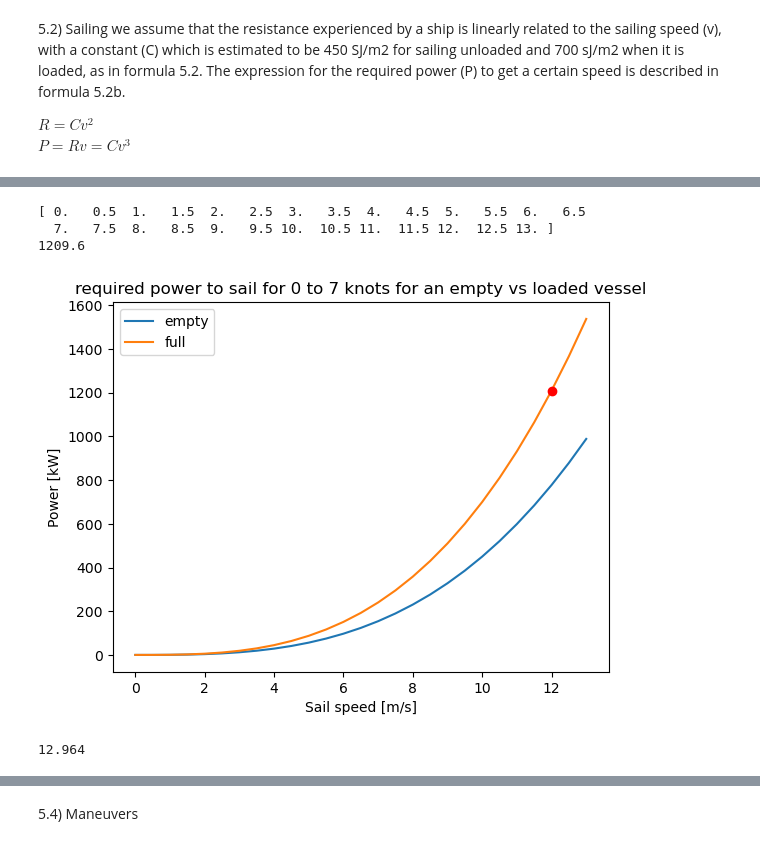
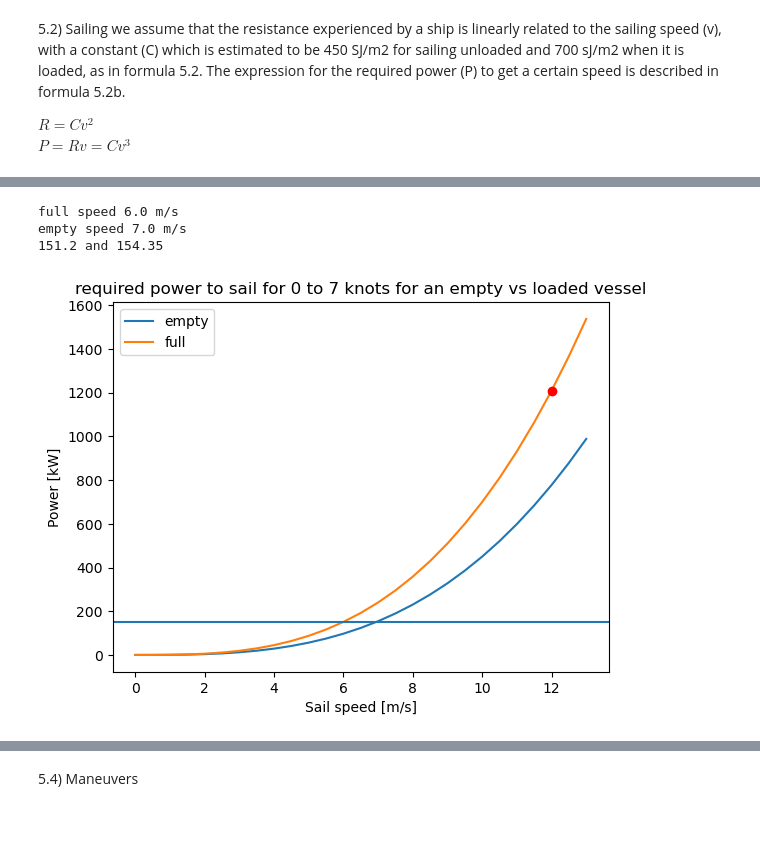
Before and after one commit to denisepierce01/Dredging, a Jupyter notebook: Dredging.ipynb, the cells around one changed output, grey strips where cells are left out. Drawn from its saved outputs; the diff is of its cells as text; code cells hidden in the pictures.

```diff
--- a/Dredging.ipynb
+++ b/Dredging.ipynb
@@ -507,35 +536,33 @@ $P= Rv = Cv^3$
 # %%
+#FOR BARGE A in CSD process
 def calc_P_sail(v,c):
     return c * v**3
 
 v_serie = np.arange(0,7*1.852+0.5,0.5) #1knot = 1.852km/h
 
-P_empty =[]
-P_full = []
+P_empty_bargeA =[]
+P_full_bargeA = []
 for v in v_serie:
-    P_empty.append(calc_P_sail(v,450)/1000)
-    P_full.append(calc_P_sail(v,700)/1000)
+    P_empty_bargeA.append(calc_P_sail(v,450)/1000)
+    P_full_bargeA.append(calc_P_sail(v,700)/1000)
 
-plt.plot(v_serie,P_empty, label = 'empty')
-plt.plot(v_serie,P_full, label = 'full')
+plt.plot(v_serie,P_empty_bargeA, label = 'empty')
+plt.plot(v_serie,P_full_bargeA, label = 'full')
 plt.title('required power to sail for 0 to 7 knots for an empty vs loaded vessel')
-plt.plot(v_serie[24], P_full[24], 'ro')
+plt.plot(v_serie[24], P_full_bargeA[24], 'ro')
 plt.legend();
+plt.axhline(151)
 plt.ylabel('Power [kW]')
 plt.xlabel('Sail speed [m/s]');
 
-print(v_serie)
-print(P_full[24])
+print('full speed', v_serie[12], 'm/s')
+print('empty speed', v_serie[14], 'm/s')
+print(P_full_bargeA[12], 'and', P_empty_bargeA[14])
 # %% [output]
-[ 0.   0.5  1.   1.5  2.   2.5  3.   3.5  4.   4.5  5.   5.5  6.   6.5
-  7.   7.5  8.   8.5  9.   9.5 10.  10.5 11.  11.5 12.  12.5 13. ]
-1209.6
+full speed 6.0 m/s
+empty speed 7.0 m/s
+151.2 and 154.35
-[figure, old version]
+[figure, new version]
-# %%
-w = 7*1.852
-print(w)
-# %% [output]
-12.964
 # %%
 def calc_E_sail(s, v, c_sail):
     P_sail = c_sail*v**3
```
Also changed, not shown: parts of 62 cells of this notebook.
